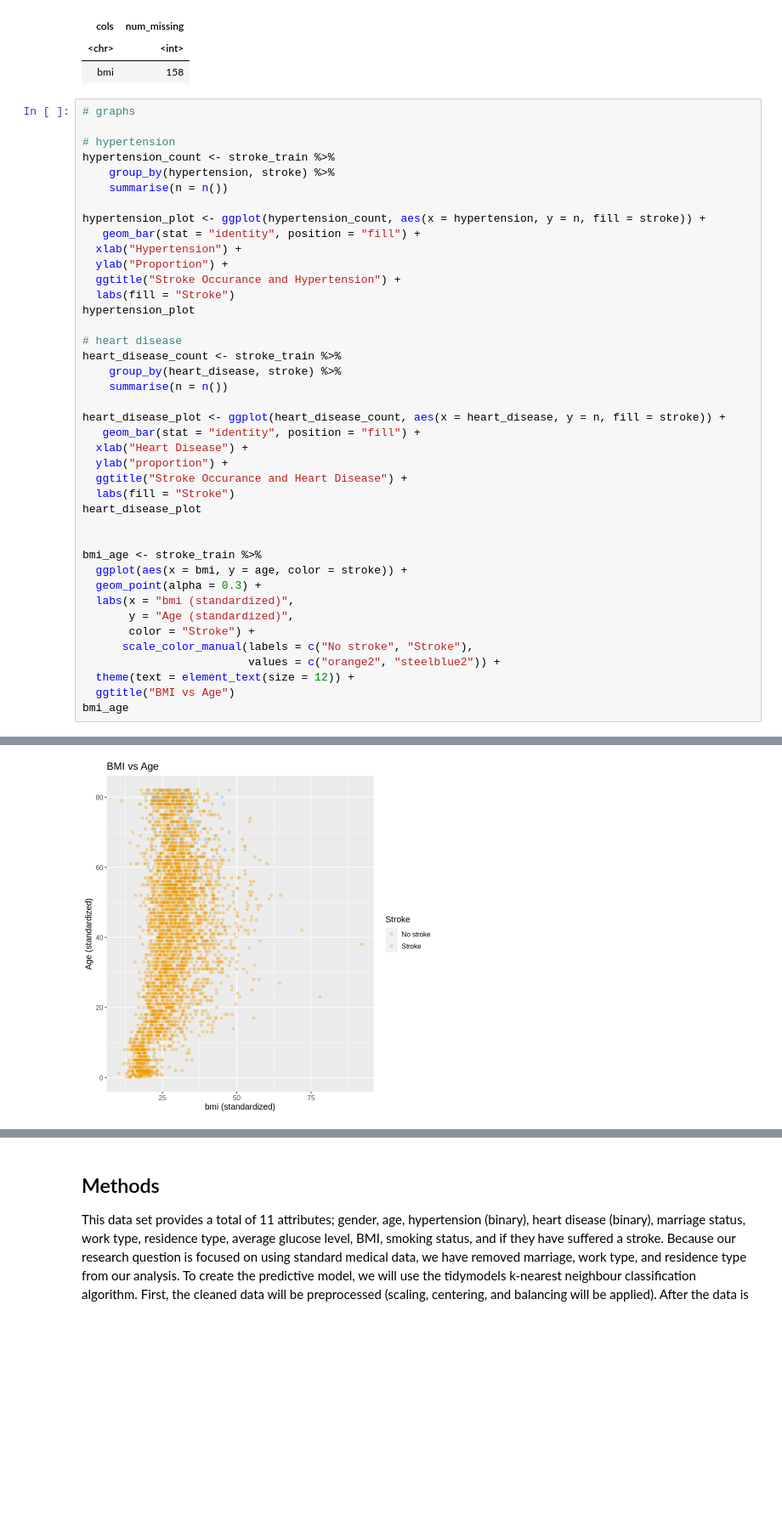
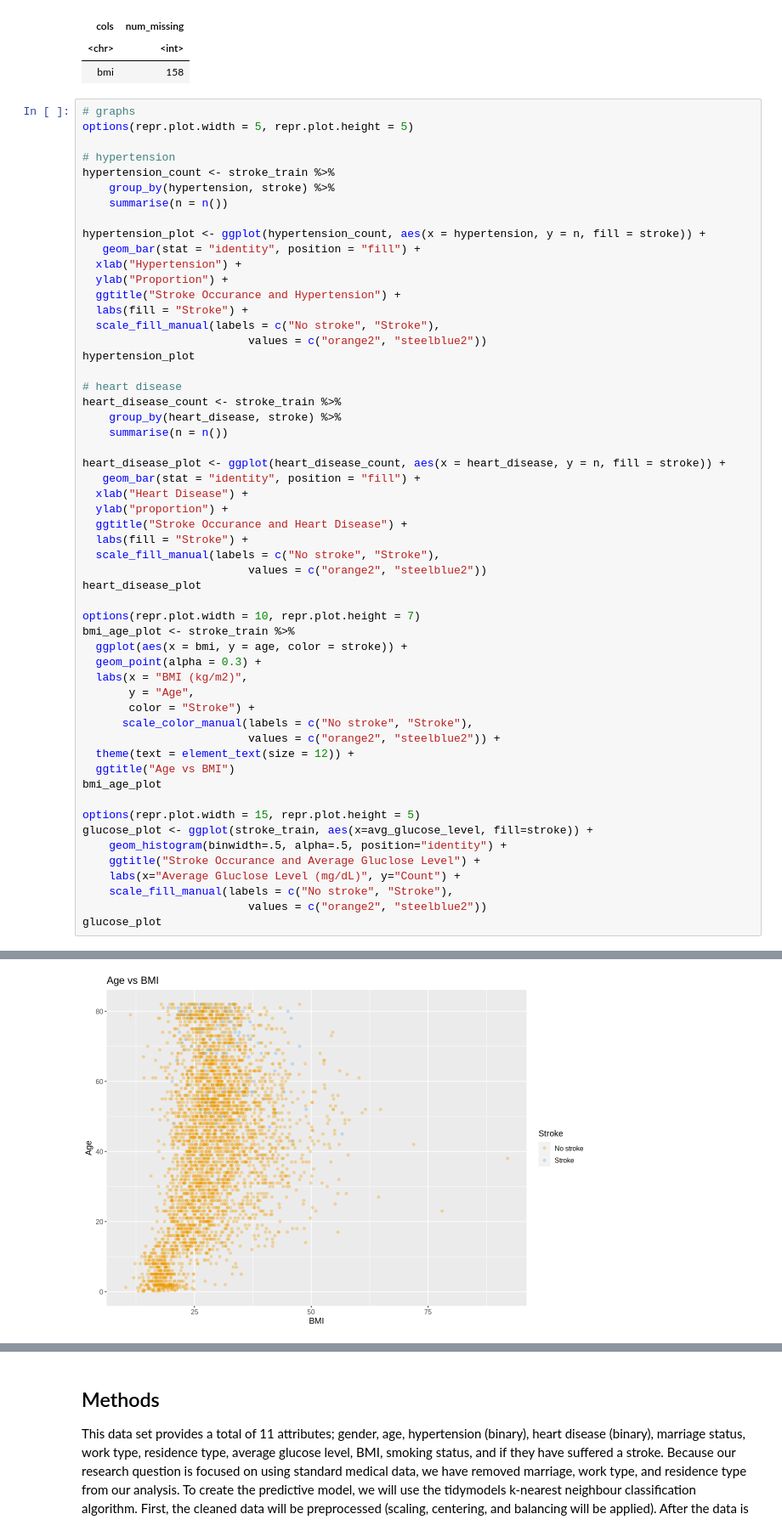
Before and after one commit to Gaelhpalmer/dsci-100-project, a Jupyter notebook: project_proposal.ipynb, the cells around one changed output, grey strips where cells are left out. Shown: that part at 85% size. Saved outputs shown, nothing was run; the diff lists cells and outputs as text; blank space fills up the shorter version.

Commit message:
fixed graphs

```diff
--- a/project_proposal.ipynb
+++ b/project_proposal.ipynb
@@ -211,6 +193,7 @@ A grouped_df: 1 × 2
 | bmi | 158 |
 # %%
 # graphs
+options(repr.plot.width = 5, repr.plot.height = 5)
 
 # hypertension
 hypertension_count <- stroke_train %>%
@@ -222,7 +205,9 @@ hypertension_plot <- ggplot(hypertension_count, aes(x = hypertension, y = n, fil
   xlab("Hypertension") +
   ylab("Proportion") +
   ggtitle("Stroke Occurance and Hypertension") +
-  labs(fill = "Stroke")
+  labs(fill = "Stroke") +
+  scale_fill_manual(labels = c("No stroke", "Stroke"),
+                         values = c("orange2", "steelblue2"))
 hypertension_plot
 
 # heart disease
@@ -235,21 +220,32 @@ heart_disease_plot <- ggplot(heart_disease_count, aes(x = heart_disease, y = n,
   xlab("Heart Disease") +
   ylab("proportion") +
   ggtitle("Stroke Occurance and Heart Disease") +
-  labs(fill = "Stroke")
+  labs(fill = "Stroke") +
+  scale_fill_manual(labels = c("No stroke", "Stroke"),
+                         values = c("orange2", "steelblue2"))
 heart_disease_plot
 
-
-bmi_age <- stroke_train %>%
+options(repr.plot.width = 10, repr.plot.height = 7)
+bmi_age_plot <- stroke_train %>%
   ggplot(aes(x = bmi, y = age, color = stroke)) +
   geom_point(alpha = 0.3) +
-  labs(x = "bmi (standardized)",
-       y = "Age (standardized)",
+  labs(x = "BMI (kg/m2)",
+       y = "Age",
        color = "Stroke") +
       scale_color_manual(labels = c("No stroke", "Stroke"),
                          values = c("orange2", "steelblue2")) +
   theme(text = element_text(size = 12)) +
-  ggtitle("BMI vs Age")
-bmi_age
+  ggtitle("Age vs BMI")
+bmi_age_plot
+
+options(repr.plot.width = 15, repr.plot.height = 5)
+glucose_plot <- ggplot(stroke_train, aes(x=avg_glucose_level, fill=stroke)) +
+    geom_histogram(binwidth=.5, alpha=.5, position="identity") +
+    ggtitle("Stroke Occurance and Average Gluclose Level") +
+    labs(x="Average Gluclose Level (mg/dL)", y="Count") +
+    scale_fill_manual(labels = c("No stroke", "Stroke"),
+                         values = c("orange2", "steelblue2"))
+glucose_plot
 # %% [output]
 `summarise()` regrouping output by 'hypertension' (override with `.groups` argument)
 
@@ -261 +257 @@ Warning message:
-[figure, old version]
+[figure, new version]
```
Also changed, not shown: parts of 3 cells of this notebook.
